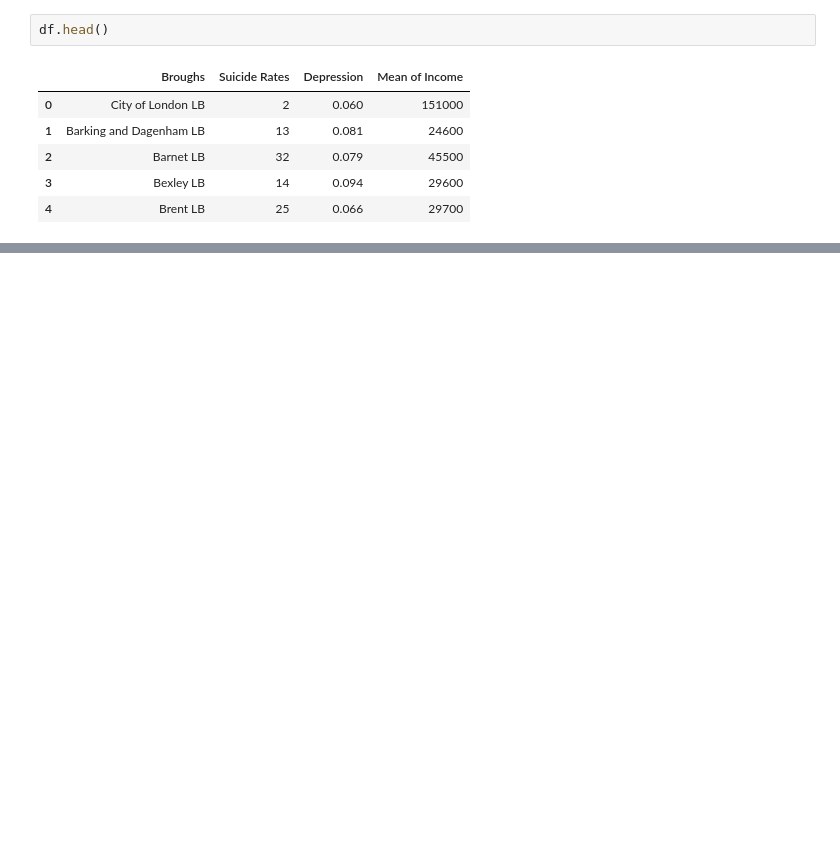
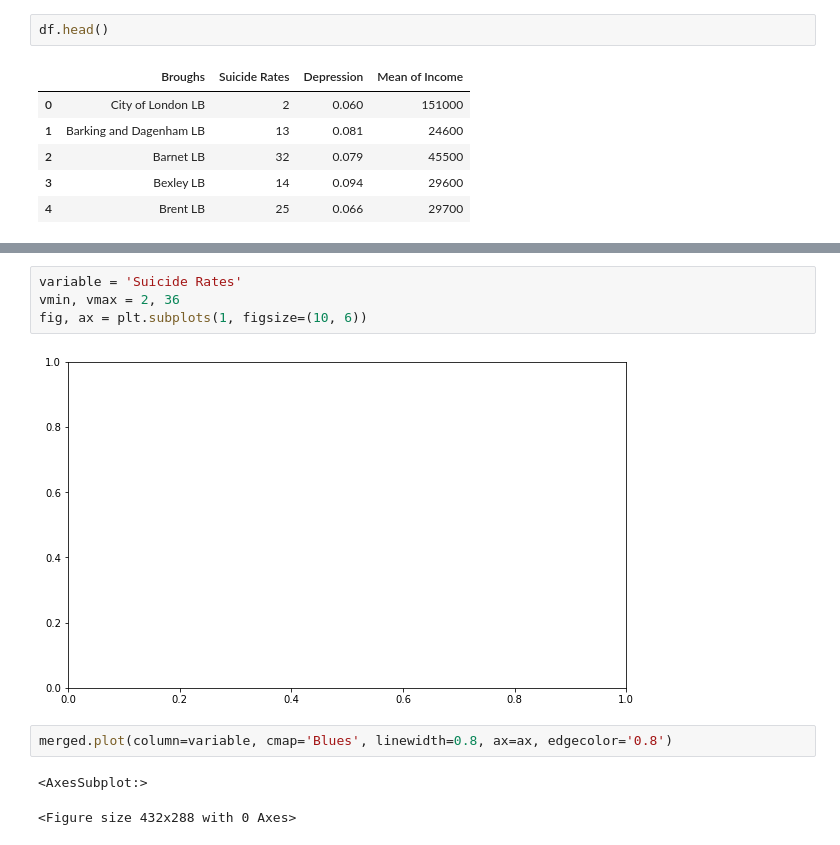
Before and after one commit to alyssageorgee/alyssageorge.github.io, a Jupyter notebook: choropleth map.ipynb, the cells around one changed output, grey strips where cells are left out. Saved outputs shown, nothing was run; the diff lists cells and outputs as text; blank space fills up the shorter version.

```diff
--- a/choropleth map.ipynb
+++ b/choropleth map.ipynb
@@ -31,0 +35,11 @@ for i, text in enumerate(df['Broughs']):
+# %%
+variable = 'Suicide Rates'
+vmin, vmax = 2, 36
+fig, ax = plt.subplots(1, figsize=(10, 6))
+# %% [output]
+[figure, added]
+# %%
+merged.plot(column=variable, cmap='Blues', linewidth=0.8, ax=ax, edgecolor='0.8')
+# %% [output]
+<AxesSubplot:>
+<Figure size 432x288 with 0 Axes>
```
Also changed, not shown: parts of 3 cells of this notebook, 2 other files.
